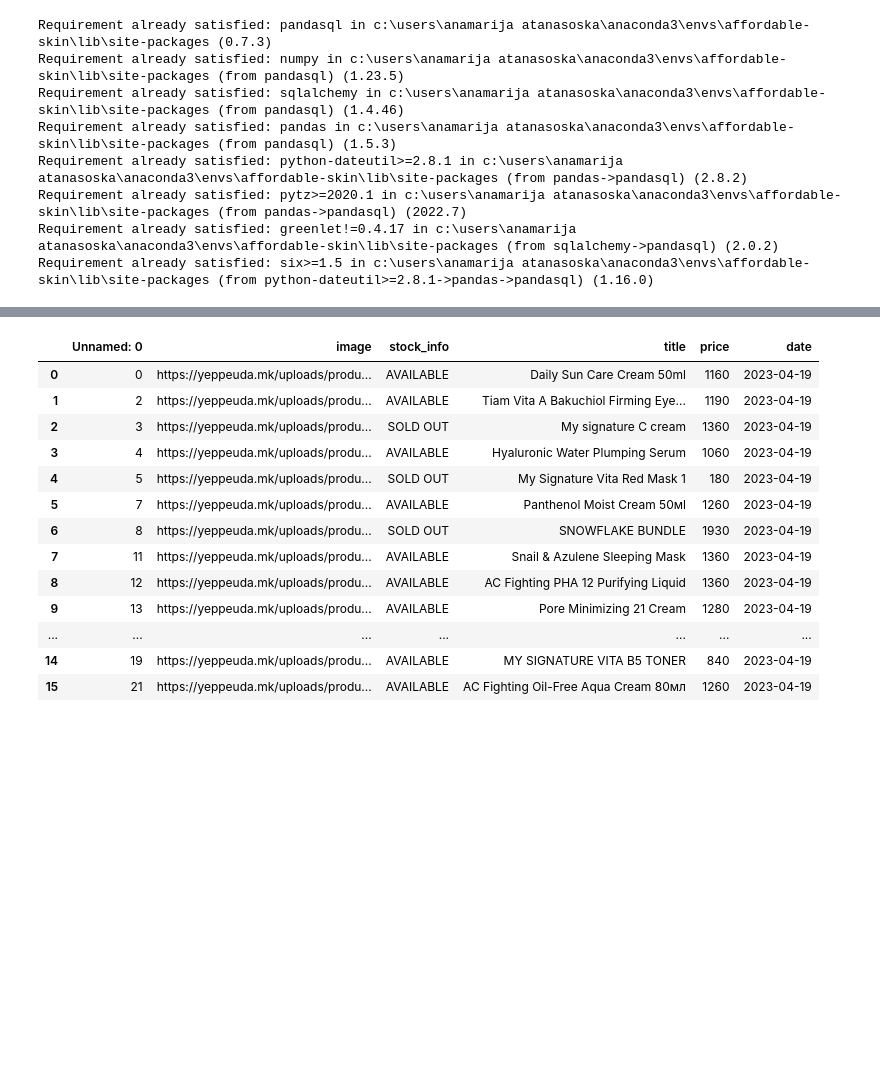
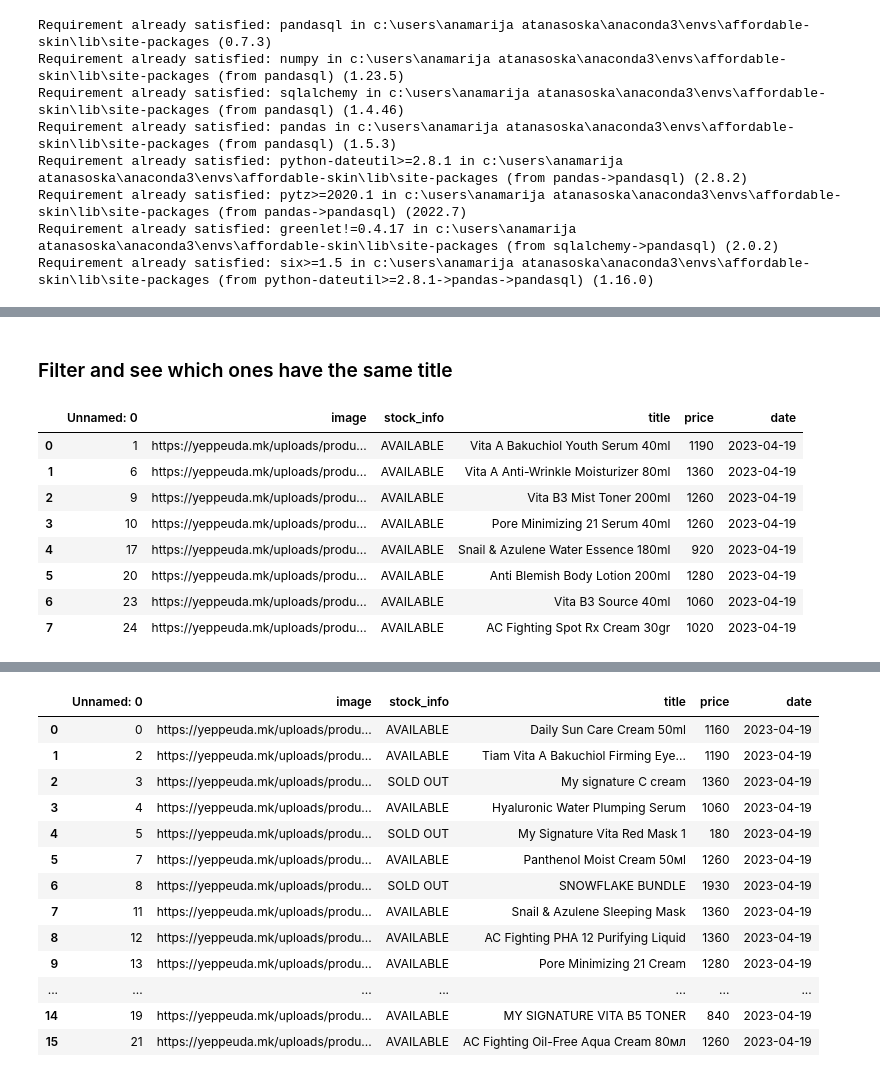
Before and after one commit to amatanasovska/affordable-skin, a Jupyter notebook: scraping-scripts/initial_data_analysis.ipynb, the cells around one changed output, grey strips where cells are left out. Cells and saved outputs as stored; diff of their text form; code cells hidden in the pictures; blank space fills up the shorter version.

```diff
--- a/scraping-scripts/initial_data_analysis.ipynb
+++ b/scraping-scripts/initial_data_analysis.ipynb
@@ -62,7 +64,24 @@ df
 # %% [output]
 |  | Unnamed: 0 | image | stock_info | title | price | date | Unnamed: 0 | image | stock_info | title | ... |
 | 0 | 24 | https://yeppeuda.mk/uploads/produ... | AVAILABLE | TIAM AC Fighting Spot Rx Cream 30gr | 1020 | 2023-04-19 | 3 | https://coslovemetics.mk/wp-conte... | None | TIAM AC Fighting Spot Rx Cream 30gr | ... |
+# %% [markdown]
+### Filter and see which ones have the same title
 # %%
 df_yeppeuda['title']= filter_brand(["TIA'M - ", "TIAM"],df_yeppeuda['title'])
 # %%
 df_coslovemetics['title']= filter_brand(["TIA'M - ", "TIAM"],df_coslovemetics['title'])
+# %%
+q = """select dy.* from df_yeppeuda as dy join df_coslovemetics as dc on dy.title=dc.title"""
+df_after_clear_y = sqldf(q, globals())
+# %%
+df_after_clear_y
+# %% [output]
+|  | Unnamed: 0 | image | stock_info | title | price | date |
+| 0 | 1 | https://yeppeuda.mk/uploads/produ... | AVAILABLE | Vita A Bakuchiol Youth Serum 40ml | 1190 | 2023-04-19 |
+| 1 | 6 | https://yeppeuda.mk/uploads/produ... | AVAILABLE | Vita A Anti-Wrinkle Moisturizer 80ml | 1360 | 2023-04-19 |
+| 2 | 9 | https://yeppeuda.mk/uploads/produ... | AVAILABLE | Vita B3 Mist Toner 200ml | 1260 | 2023-04-19 |
+| 3 | 10 | https://yeppeuda.mk/uploads/produ... | AVAILABLE | Pore Minimizing 21 Serum 40ml | 1260 | 2023-04-19 |
+| 4 | 17 | https://yeppeuda.mk/uploads/produ... | AVAILABLE | Snail & Azulene Water Essence 180ml | 920 | 2023-04-19 |
+| 5 | 20 | https://yeppeuda.mk/uploads/produ... | AVAILABLE | Anti Blemish Body Lotion 200ml | 1280 | 2023-04-19 |
+| 6 | 23 | https://yeppeuda.mk/uploads/produ... | AVAILABLE | Vita B3 Source 40ml | 1060 | 2023-04-19 |
+| 7 | 24 | https://yeppeuda.mk/uploads/produ... | AVAILABLE | AC Fighting Spot Rx Cream 30gr | 1020 | 2023-04-19 |
```
Also changed, not shown: parts of 31 cells of this notebook, 3 other files.
